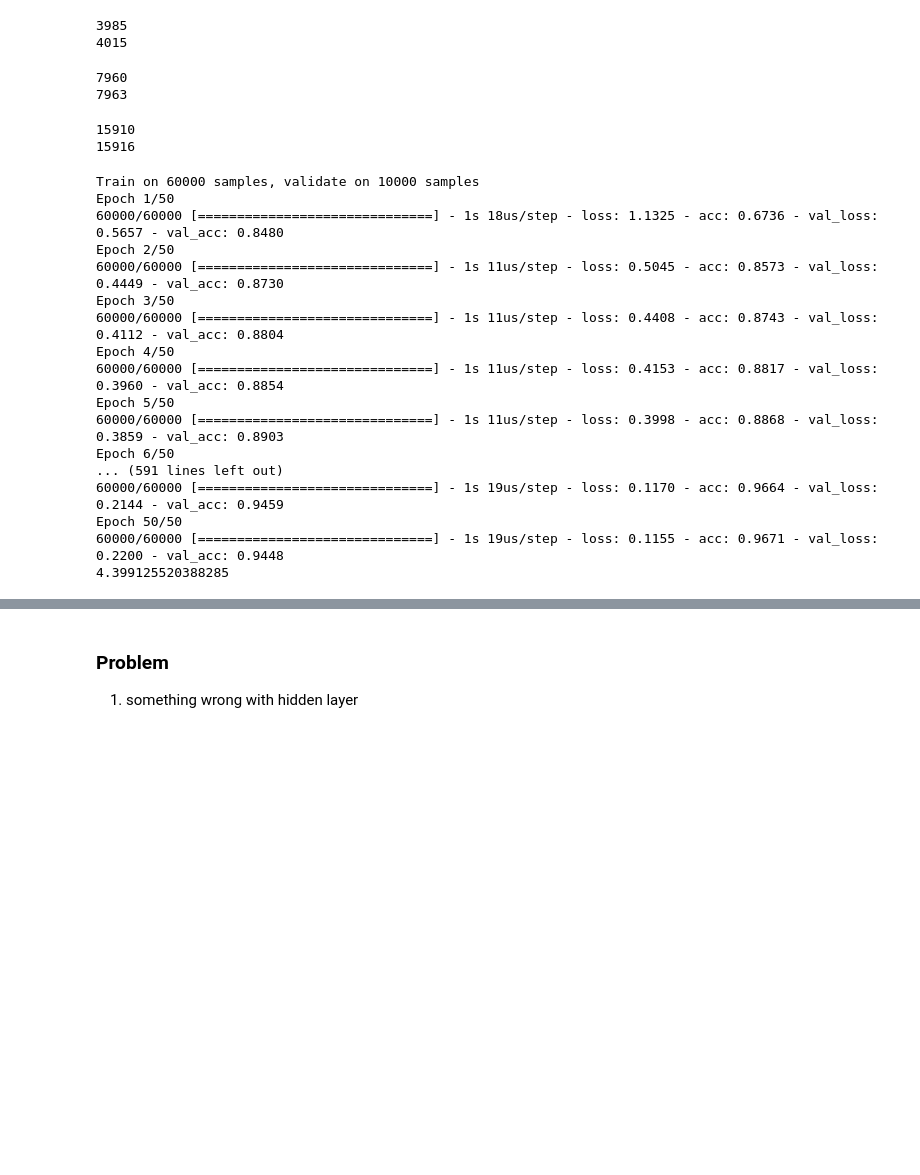
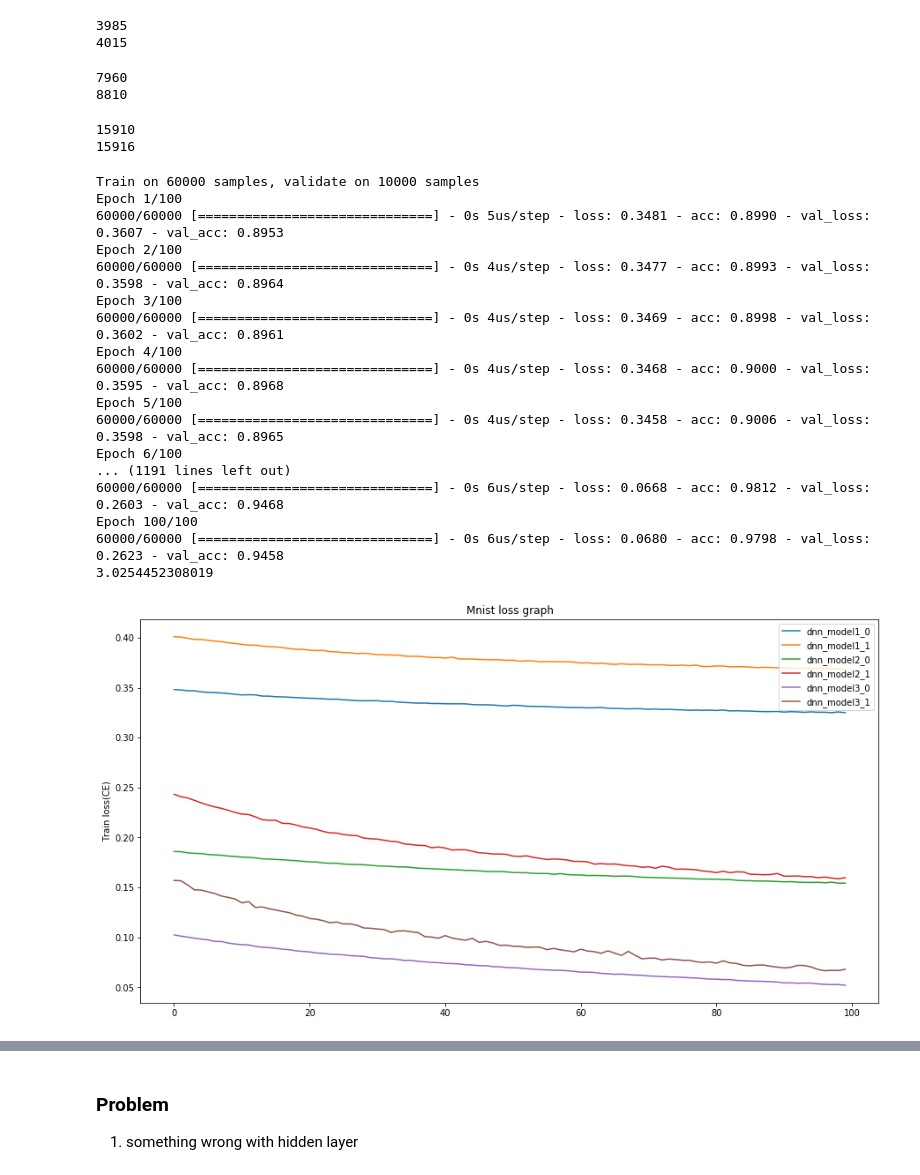
Before and after one commit to awilliea/MLDS2018SPRING, a Jupyter notebook: HW1.1/HW1.12.ipynb, the cells around one changed output, grey strips where cells are left out. Saved outputs shown, nothing was run; the diff lists cells and outputs as text; code cells hidden in the pictures; blank space fills up the shorter version.

```diff
--- a/HW1.1/HW1.12.ipynb
+++ b/HW1.1/HW1.12.ipynb
@@ -54,19 +56,15 @@ model2_0.add(Dense(10,kernel_initializer='normal', activation='softmax'))
 print(model2_0.count_params())
 
 model2_1 = Sequential()
-model2_1.add(Dense(5,kernel_initializer='normal', activation='relu', input_dim=784))
-model2_1.add(Dense(25,kernel_initializer='normal', activation='relu'))
-model2_1.add(Dense(25,kernel_initializer='normal', activation='relu'))
-model2_1.add(Dense(25,kernel_initializer='normal', activation='relu'))
-model2_1.add(Dense(25,kernel_initializer='normal', activation='relu'))
-model2_1.add(Dense(25,kernel_initializer='normal', activation='relu'))
-model2_1.add(Dense(23,kernel_initializer='normal', activation='relu'))
+model2_1.add(Dense(10,kernel_initializer='normal', activation='relu', input_dim=784))
+model2_1.add(Dense(15,kernel_initializer='normal', activation='relu'))
 model2_1.add(Dense(20,kernel_initializer='normal', activation='relu'))
+model2_1.add(Dense(15,kernel_initializer='normal', activation='relu'))
 model2_1.add(Dense(10,kernel_initializer='normal', activation='softmax'))
 print(model2_1.count_params())
 # %% [output]
 7960
-7963
+8810
 # %%
 model3_0 = Sequential()
 model3_0.add(Dense(20,kernel_initializer='normal', activation='relu', input_dim=784))
@@ -94,8 +92,8 @@ model3_0.compile(loss='categorical_crossentropy',optimizer='adam',metrics=['accu
 model3_1.compile(loss='categorical_crossentropy',optimizer='adam',metrics=['accuracy'])
 # %%
 start = time.time()
-batch_size = 128
-epochs = 50
+batch_size = 500
+epochs = 100
 history1_0 = model1_0.fit(x_train, y_train,batch_size=batch_size,epochs=epochs,verbose=1,validation_data=(x_test, y_test))
 history1_1 = model1_1.fit(x_train, y_train,batch_size=batch_size,epochs=epochs,verbose=1,validation_data=(x_test, y_test))
 history2_0 = model2_0.fit(x_train, y_train,batch_size=batch_size,epochs=epochs,verbose=1,validation_data=(x_test, y_test))
@@ -106,19 +104,35 @@ end = time.time()
 print((end - start)/60)
 # %% [output]
 Train on 60000 samples, validate on 10000 samples
-Epoch 1/50
-60000/60000 [==============================] - 1s 18us/step - loss: 1.1325 - acc: 0.6736 - val_loss: 0.5657 - val_acc: 0.8480
-Epoch 2/50
-60000/60000 [==============================] - 1s 11us/step - loss: 0.5045 - acc: 0.8573 - val_loss: 0.4449 - val_acc: 0.8730
-Epoch 3/50
-60000/60000 [==============================] - 1s 11us/step - loss: 0.4408 - acc: 0.8743 - val_loss: 0.4112 - val_acc: 0.8804
-Epoch 4/50
-60000/60000 [==============================] - 1s 11us/step - loss: 0.4153 - acc: 0.8817 - val_loss: 0.3960 - val_acc: 0.8854
-Epoch 5/50
-60000/60000 [==============================] - 1s 11us/step - loss: 0.3998 - acc: 0.8868 - val_loss: 0.3859 - val_acc: 0.8903
-Epoch 6/50
-... (591 lines left out)
-60000/60000 [==============================] - 1s 19us/step - loss: 0.1170 - acc: 0.9664 - val_loss: 0.2144 - val_acc: 0.9459
-Epoch 50/50
-60000/60000 [==============================] - 1s 19us/step - loss: 0.1155 - acc: 0.9671 - val_loss: 0.2200 - val_acc: 0.9448
-4.399125520388285
+Epoch 1/100
+60000/60000 [==============================] - 0s 5us/step - loss: 0.3481 - acc: 0.8990 - val_loss: 0.3607 - val_acc: 0.8953
+Epoch 2/100
+60000/60000 [==============================] - 0s 4us/step - loss: 0.3477 - acc: 0.8993 - val_loss: 0.3598 - val_acc: 0.8964
+Epoch 3/100
+60000/60000 [==============================] - 0s 4us/step - loss: 0.3469 - acc: 0.8998 - val_loss: 0.3602 - val_acc: 0.8961
+Epoch 4/100
+60000/60000 [==============================] - 0s 4us/step - loss: 0.3468 - acc: 0.9000 - val_loss: 0.3595 - val_acc: 0.8968
+Epoch 5/100
+60000/60000 [==============================] - 0s 4us/step - loss: 0.3458 - acc: 0.9006 - val_loss: 0.3598 - val_acc: 0.8965
+Epoch 6/100
+... (1191 lines left out)
+60000/60000 [==============================] - 0s 6us/step - loss: 0.0668 - acc: 0.9812 - val_loss: 0.2603 - val_acc: 0.9468
+Epoch 100/100
+60000/60000 [==============================] - 0s 6us/step - loss: 0.0680 - acc: 0.9798 - val_loss: 0.2623 - val_acc: 0.9458
+3.0254452308019
+# %%
+# change for batch_size to 500(128 -> 500) and epoch(50 -> 100)
+x = [i for i in range(epochs)]
+plt.figure(figsize = (15,8))
+plt.title('Mnist loss graph')
+plt.plot(x,history1_0.history['loss'],label = 'dnn_model1_0')
+plt.plot(x,history1_1.history['loss'],label = 'dnn_model1_1')
+plt.plot(x,history2_0.history['loss'],label = 'dnn_model2_0')
+plt.plot(x,history2_1.history['loss'],label = 'dnn_model2_1')
+plt.plot(x,history3_0.history['loss'],label = 'dnn_model3_0')
+plt.plot(x,history3_1.history['loss'],label = 'dnn_model3_1')
+plt.ylabel('Train loss(CE)')
+plt.legend(loc = 'upper right')
+plt.show()
+# %% [output]
+[figure, added]
```
Also changed, not shown: parts of 5 cells of this notebook, 7 other files.
